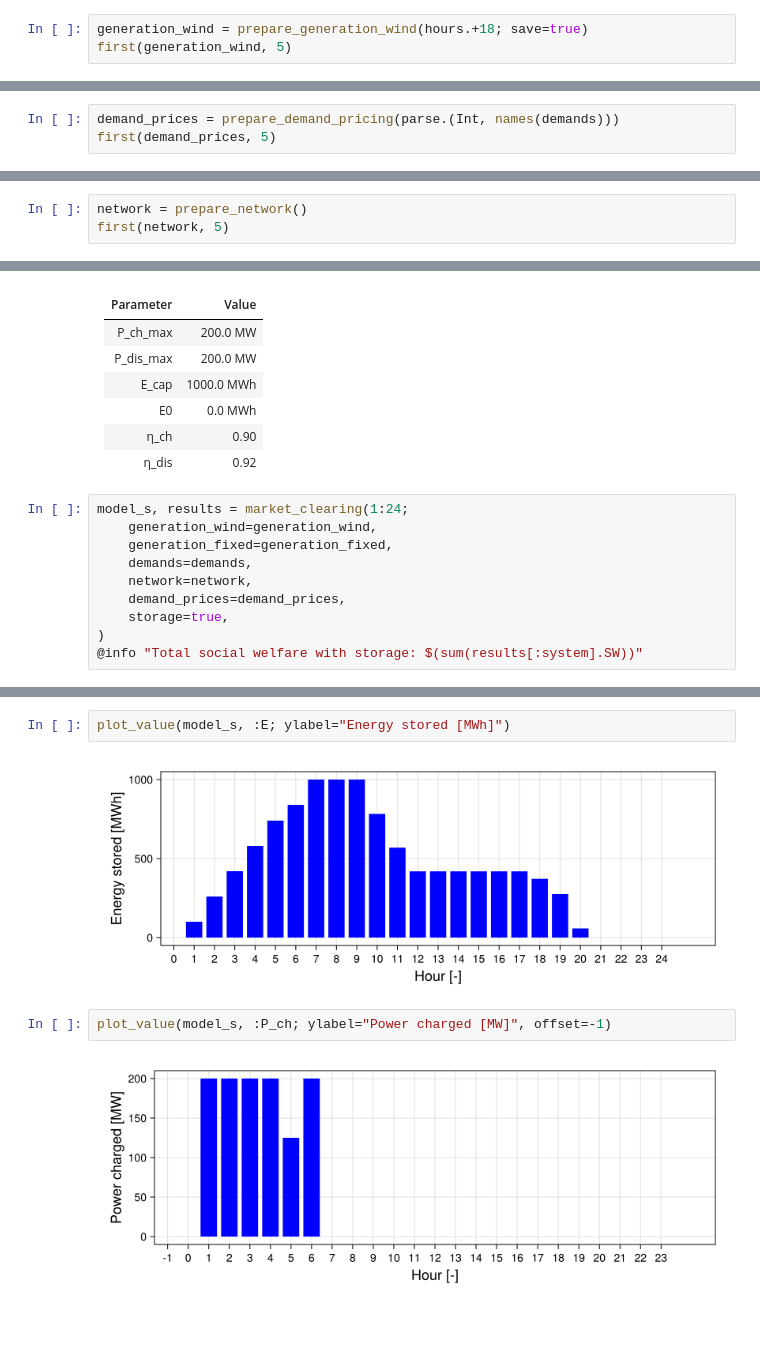
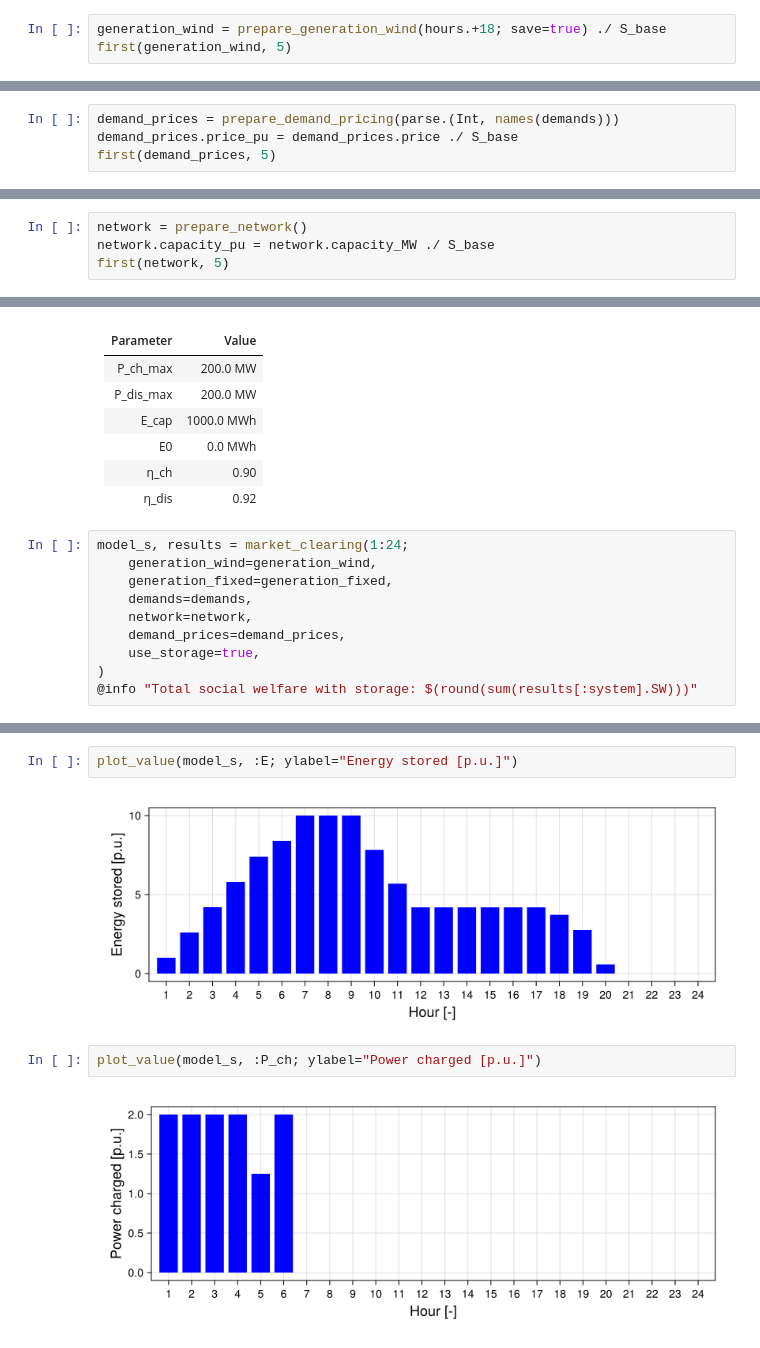
Before and after one commit to langestefan/DTUElectricityMarkets2025, a Jupyter notebook: assignment1/assignment1.ipynb, the cells around one changed output, grey strips where cells are left out. Cells and saved outputs as stored; diff of their text form.

```diff
--- a/assignment1/assignment1.ipynb
+++ b/assignment1/assignment1.ipynb
@@ -142,7 +150,7 @@ generation_fixed = prepare_generation_fixed()
 | 11 | 11 | 23 | 10.52 | 3.45 | 2.52 | 217.0 | ... |
 | 12 | 12 | 23 | 10.89 | 5.11 | 2.89 | 245.0 | ... |
 # %%
-generation_wind = prepare_generation_wind(hours.+18; save=true)
+generation_wind = prepare_generation_wind(hours.+18; save=true) ./ S_base
 first(generation_wind, 5)
 # %% [output]
 5×4 DataFrame
@@ -168,5 +176,6 @@ The fixed generators have a maximum generator price of around 30 EUR/MWh. The pr
 demands should therefore be around 100 EUR/MWh.
 # %%
 demand_prices = prepare_demand_pricing(parse.(Int, names(demands)))
+demand_prices.price_pu = demand_prices.price ./ S_base
 first(demand_prices, 5)
 # %% [output]
@@ -182,5 +191,6 @@ first(demand_prices, 5)
 ## Load network data
 # %%
 network = prepare_network()
+network.capacity_pu = network.capacity_MW ./ S_base
 first(network, 5)
 # %% [output]
@@ -328,7 +417,7 @@ model_s, results = market_clearing(1:24;
     demands=demands,
     network=network,
     demand_prices=demand_prices,
-    storage=true,
+    use_storage=true,
 )
-@info "Total social welfare with storage: $(sum(results[:system].SW))"
+@info "Total social welfare with storage: $(round(sum(results[:system].SW)))"
 # %% [output]
@@ -343,9 +432,9 @@ plot_value(model_s, :CP; ylabel="Clearing price (D/MWh)")
 # %%
-plot_value(model_s, :E; ylabel="Energy stored [MWh]")
+plot_value(model_s, :E; ylabel="Energy stored [p.u.]")
 # %% [output]
-[figure, old version]
+[figure, new version]
 # %%
-plot_value(model_s, :P_ch; ylabel="Power charged [MW]", offset=-1)
+plot_value(model_s, :P_ch; ylabel="Power charged [p.u.]")
 # %% [output]
-[figure, old version]
+[figure, new version]
 # %%
```
Also changed, not shown: parts of 23 cells of this notebook, 7 other files.
